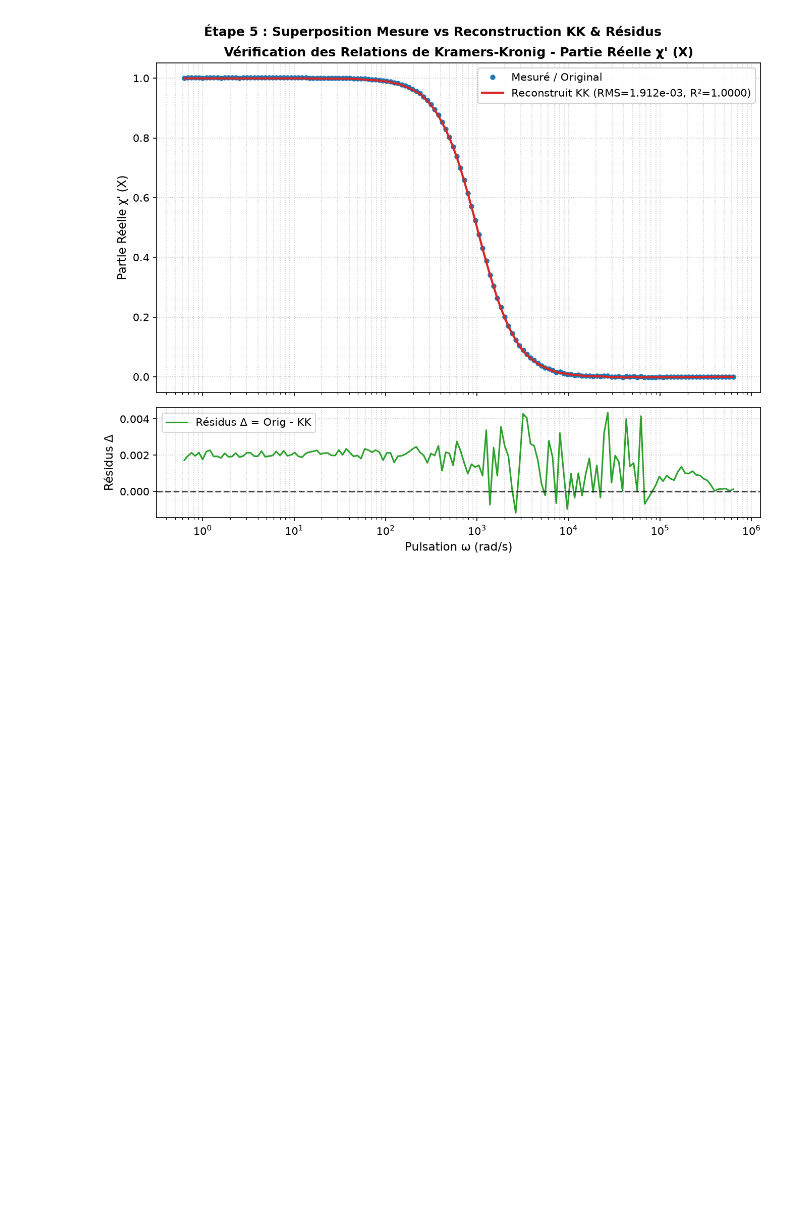
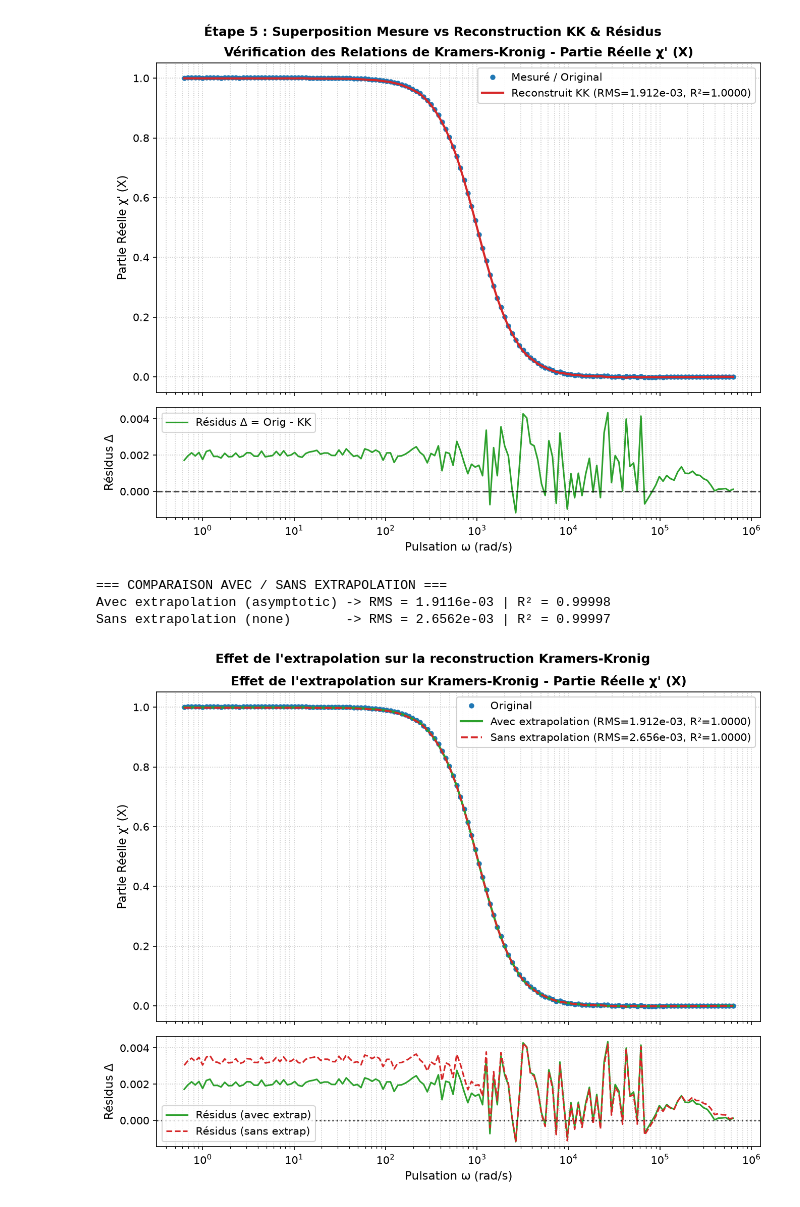
Before and after one commit to paulhenry46/be_instrumentation, a Jupyter notebook: notebooks/01_demo_lockin_kk.ipynb, the cells around one changed output. Drawn from its saved outputs; the diff is of its cells as text; code cells hidden in the pictures; blank space fills up the shorter version.

Commit message:
feat: add plot to show extrapolates points

```diff
--- a/notebooks/01_demo_lockin_kk.ipynb
+++ b/notebooks/01_demo_lockin_kk.ipynb
@@ -150,3 +150,35 @@ Composante reconstruite : real
 Erreur RMS relative     : 1.9116e-03
 Score R² (détermination): 0.99998
 [figure]
+# %%
+# 4. Analyse Kramers-Kronig SANS extrapolation (pour mesurer l'effet de bord)
+from simu_lockin_kk.visualization.plots import plot_extrapolation_comparison
+
+
+kk_cfg_no_extrap = KKConfig(
+    integration_method=kk_cfg.integration_method,
+    extrapolation="none",
+    singularity_eps=kk_cfg.singularity_eps,
+)
+kk_result_no_extrap = KramersKronigAnalyzer(kk_cfg_no_extrap).analyze(
+    spectrum_lockin,
+    target=kk_result.target_component,
+)
+
+# 5. Comparaison chiffrée : Avec vs Sans extrapolation
+print("\n=== COMPARAISON AVEC / SANS EXTRAPOLATION ===")
+print(f"Avec extrapolation ({kk_cfg.extrapolation}) -> RMS = {kk_result.rms_error:.4e} | R² = {kk_result.r2_score:.5f}")
+print(f"Sans extrapolation (none)       -> RMS = {kk_result_no_extrap.rms_error:.4e} | R² = {kk_result_no_extrap.r2_score:.5f}")
+
+# 6. Graphique comparatif (avec extrapolation vs sans extrapolation + résidus)
+fig_extrap = plot_extrapolation_comparison(
+    (kk_result, kk_result_no_extrap),
+    use_omega=True,
+)
+plt.suptitle("Effet de l'extrapolation sur la reconstruction Kramers-Kronig", y=1.02, fontweight="bold")
+plt.show()
+# %% [output]
+=== COMPARAISON AVEC / SANS EXTRAPOLATION ===
+Avec extrapolation (asymptotic) -> RMS = 1.9116e-03 | R² = 0.99998
+Sans extrapolation (none)       -> RMS = 2.6562e-03 | R² = 0.99997
+[figure, added]
```
Also changed, not shown: parts of 4 cells of this notebook, 2 other files.
